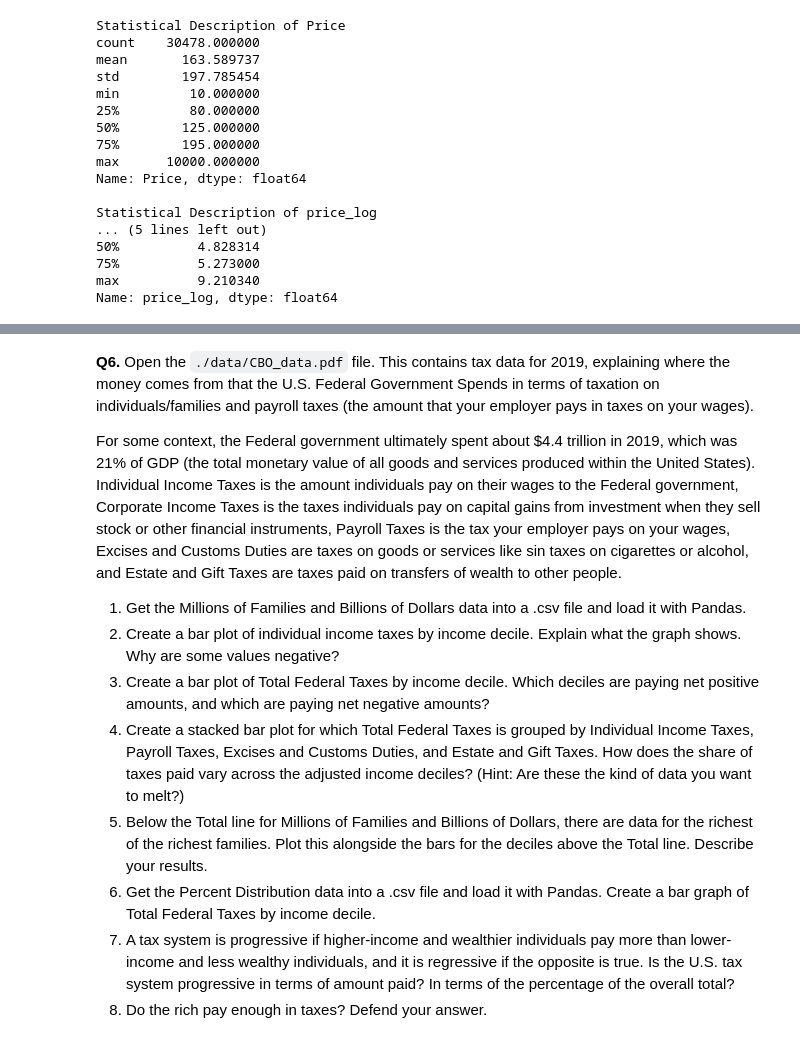
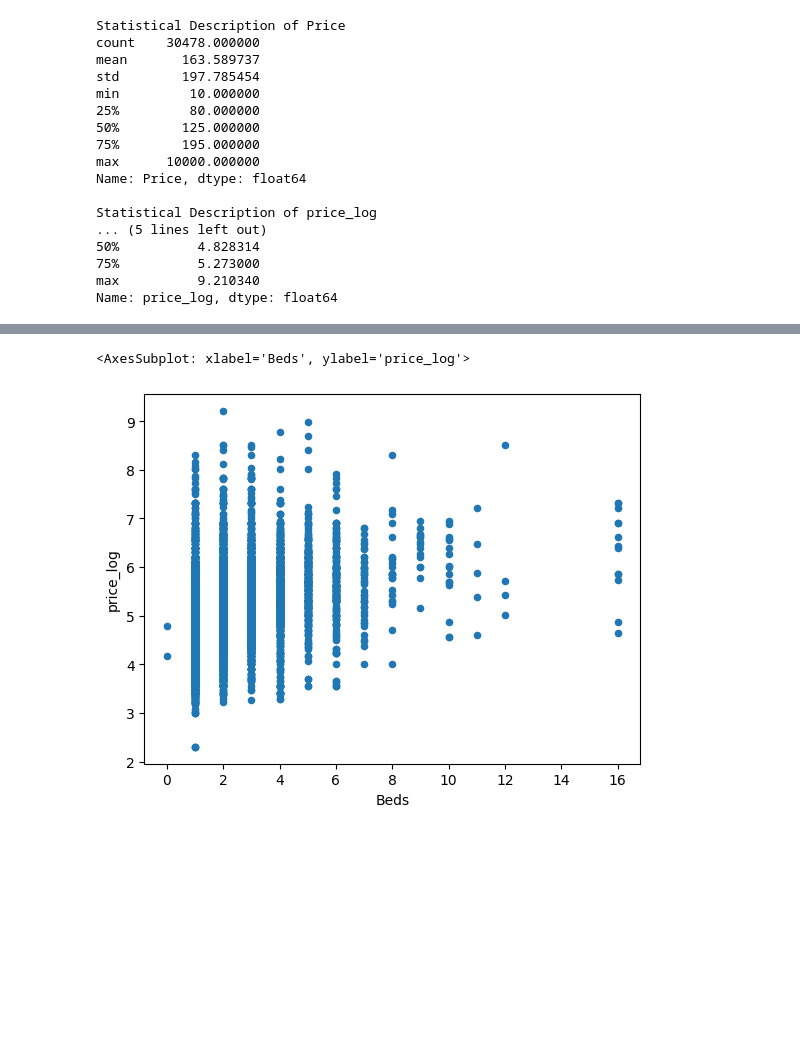
Before and after one commit to gdgurrola/assignment2, a Jupyter notebook: assignment2.ipynb, the cells around one changed output, grey strips where cells are left out. Cells and saved outputs as stored; diff of their text form; code cells hidden in the pictures; blank space fills up the shorter version.

```diff
--- a/assignment2.ipynb
+++ b/assignment2.ipynb
@@ -317,13 +291,13 @@ Name: price_log, dtype: float64
-# %% [markdown]
-**Q6.** Open the `./data/CBO_data.pdf` file. This contains tax data for 2019, explaining where the money comes from that the U.S. Federal Government Spends in terms of taxation on individuals/families and payroll taxes (the amount that your employer pays in taxes on your wages).
-
-For some context, the Federal government ultimately spent about $4.4 trillion in 2019, which was 21% of GDP (the total monetary value of all goods and services produced within the United States). Individual Income Taxes is the amount individuals pay on their wages to the Federal government, Corporate Income Taxes is the taxes individuals pay on capital gains from investment when they sell stock or other financial instruments, Payroll Taxes is the tax your employer pays on your wages, Excises and Customs Duties are taxes on goods or services like sin taxes on cigarettes or alcohol, and Estate and Gift Taxes are taxes paid on transfers of wealth to other people.
-
-1. Get the Millions of Families and Billions of Dollars data into a .csv file and load it with Pandas.
-2. Create a bar plot of individual income taxes by income decile. Explain what the graph shows. Why are some values negative?
-3. Create a bar plot of Total Federal Taxes by income decile. Which deciles are paying net positive amounts, and which are paying net negative amounts?
-4. Create a stacked bar plot for which Total Federal Taxes is grouped by Individual Income Taxes, Payroll Taxes, Excises and Customs Duties, and Estate and Gift Taxes. How does the share of taxes paid vary across the adjusted income deciles? (Hint: Are these the kind of data you want to melt?)
-5. Below the Total line for Millions of Families and Billions of Dollars, there are data for the richest of the richest families. Plot this alongside the bars for the deciles above the Total line. Describe your results.
-6. Get the Percent Distribution data into a .csv file and load it with Pandas. Create a bar graph of Total Federal Taxes by income decile.
-7. A tax system is progressive if higher-income and wealthier individuals pay more than lower-income and less wealthy individuals, and it is regressive if the opposite is true. Is the U.S. tax system progressive in terms of amount paid? In terms of the percentage of the overall total?
-8. Do the rich pay enough in taxes? Defend your answer.
+# %%
+# Question 4.5: Make a scatterplot of `price_log` and `Beds`.
+# Describe what you see. Use `.groupby()` to compute a desciption of `Price` conditional on/grouped by the number of beds.
+# Describe any patterns you see in the average price and standard deviation in prices.
+
+df.plot.scatter(y='price_log', x='Beds')
+
+# As the number of beds increases, there are less dots representing rentals that are available.
+# It also appears that as the number of beds increases, the concentration of the prices increases
+# meaning that the average price would be increasing as the number of beds increases.
+# %% [output]
+<AxesSubplot: xlabel='Beds', ylabel='price_log'>
+[figure, added]
```
Also changed, not shown: parts of 6 cells of this notebook.
